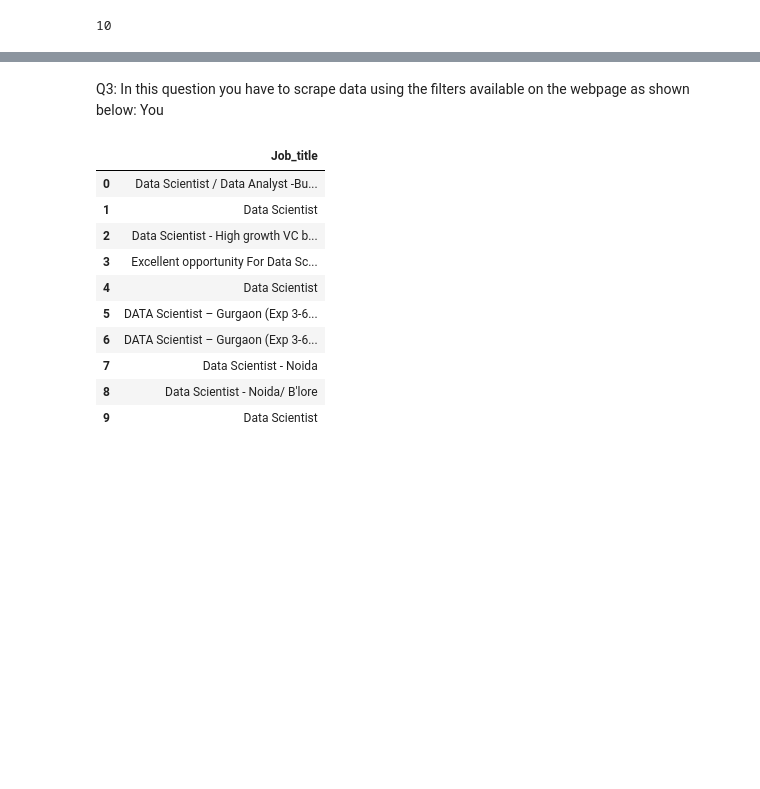
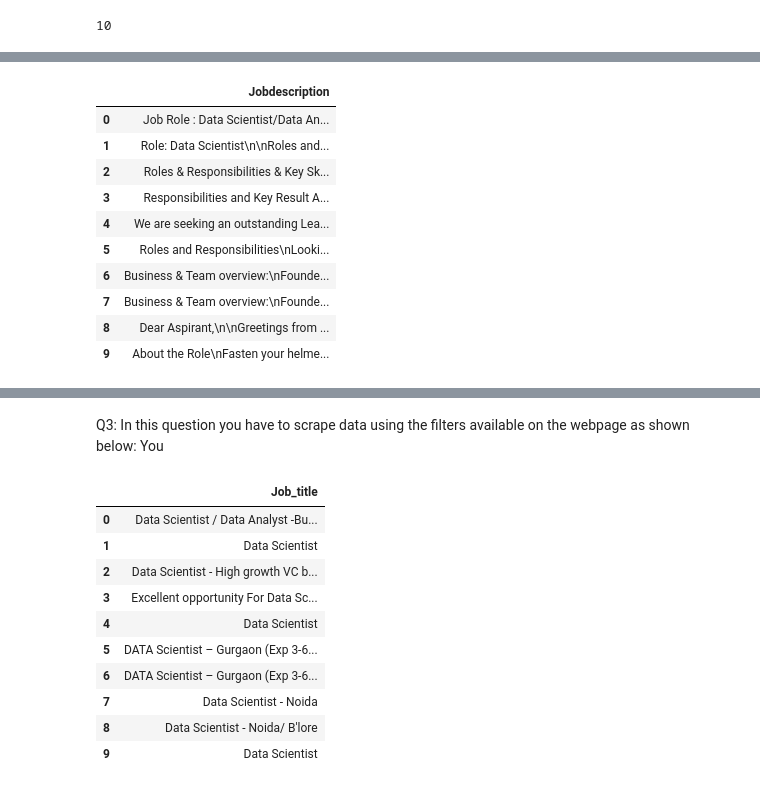
Before and after one commit to allenpaul985/FlipRobo, a Jupyter notebook: WebScraping assignment2-selinium.ipynb, the cells around one changed output, grey strips where cells are left out. Cells and saved outputs as stored; diff of their text form; code cells hidden in the pictures; blank space fills up the shorter version.

```diff
--- a/WebScraping assignment2-selinium.ipynb
+++ b/WebScraping assignment2-selinium.ipynb
@@ -344,3 +345,19 @@ for i in jobdesc:
 ["Job Role : Data Scientist/Data Analyst /Business Analyst\n\nLocation : Chennai/Bangalore/Hyderabad/Pune/Mumbai/Delhi\n\nGreetings from CAIA - Center for Artificial Intelligence & Advanced Analytics\ ...
 ["Job Role : Data Scientist/Data Analyst /Business Analyst\n\nLocation : Chennai/Bangalore/Hyderabad/Pune/Mumbai/Delhi\n\nGreetings from CAIA - Center for Artificial Intelligence & Advanced Analytics\ ...
 ["Job Role : Data Scientist/Data Analyst /Business Analyst\n\nLocation : Chennai/Bangalore/Hyderabad/Pune/Mumbai/Delhi\n\nGreetings from CAIA - Center for Artificial Intelligence & Advanced Analytics\ ...
+# %%
+jobdescriptions = pd.DataFrame(jobdescription)
+jobdescriptions.columns=['Jobdescription']
+jobdescriptions
+# %% [output]
+|  | Jobdescription |
+| 0 | Job Role : Data Scientist/Data An... |
+| 1 | Role: Data Scientist\n\nRoles and... |
+| 2 | Roles & Responsibilities & Key Sk... |
+| 3 | Responsibilities and Key Result A... |
+| 4 | We are seeking an outstanding Lea... |
+| 5 | Roles and Responsibilities\nLooki... |
+| 6 | Business & Team overview:\nFounde... |
+| 7 | Business & Team overview:\nFounde... |
+| 8 | Dear Aspirant,\n\nGreetings from ... |
+| 9 | About the Role\nFasten your helme... |
```
Also changed, not shown: parts of 13 cells of this notebook.
